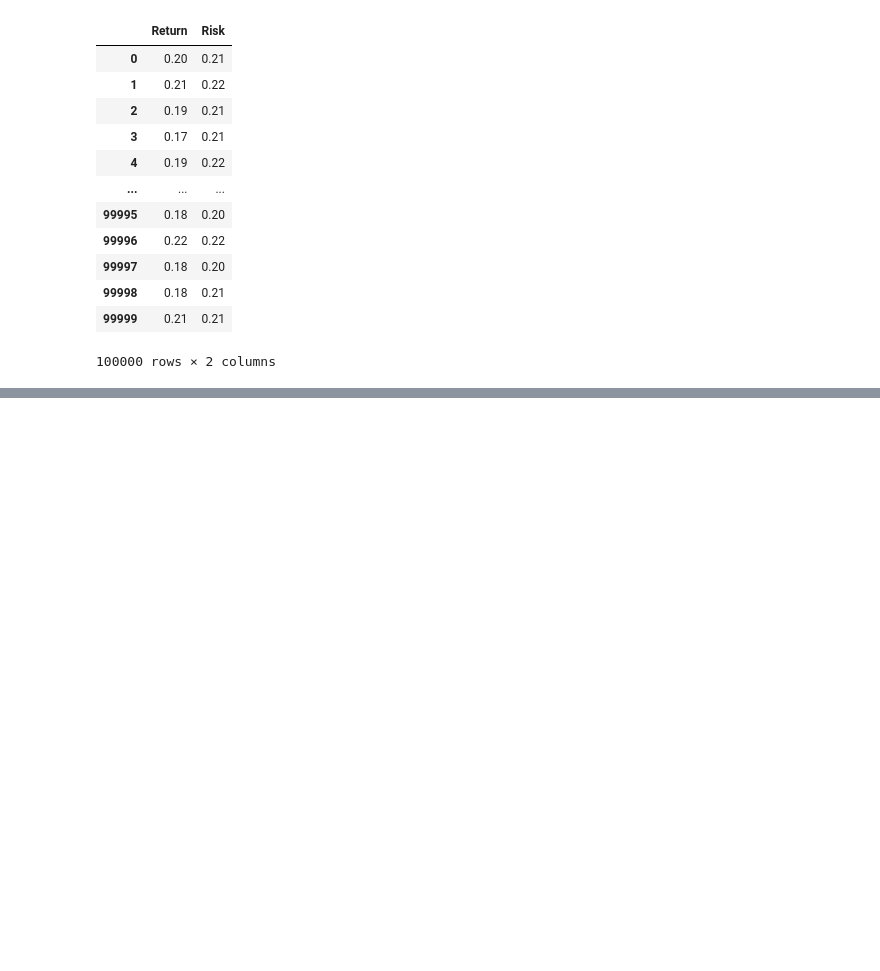
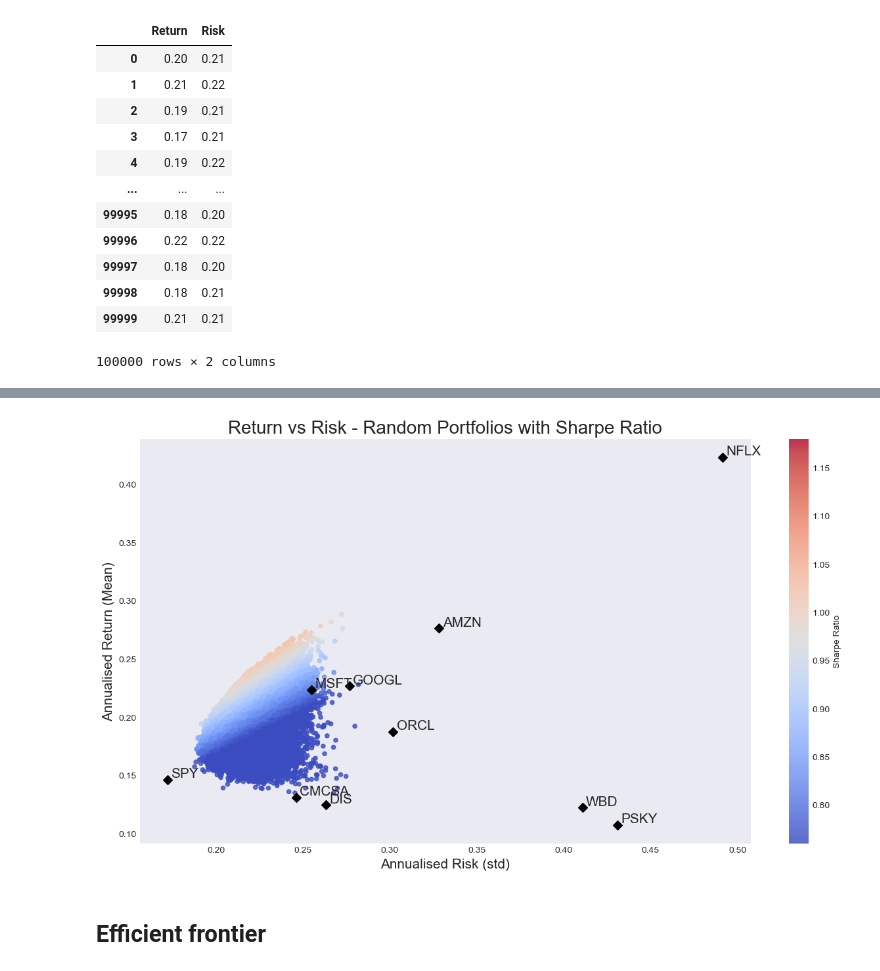
Before and after one commit to epifeni/BusinessFinanceAi, a Jupyter notebook: Finance_PSKY/NB_PSKY_PortfolioAnalysis.ipynb, the cells around one changed output, grey strips where cells are left out. Cells and saved outputs as stored; diff of their text form; code cells hidden in the pictures; blank space fills up the shorter version.

```diff
--- a/Finance_PSKY/NB_PSKY_PortfolioAnalysis.ipynb
+++ b/Finance_PSKY/NB_PSKY_PortfolioAnalysis.ipynb
@@ -505,0 +514,3 @@ plt.show()
+# %%
+risk_free_return = 0.017
+risk_free_risk = 0.0
@@ -505,0 +547,4 @@ plt.show()
+# %%
+# Shapre Ratio Calculation for summary
+summary['Sharpe'] = (summary['Return'] - risk_free_return) / summary['Risk']
+summary
@@ -505,0 +563,4 @@ plt.show()
+# %%
+# Shapre Ratio Calculation for port_summary
+port_summary['Sharpe'] = (port_summary['Return'] - risk_free_return) / port_summary['Risk']
+port_summary
@@ -505,0 +606,18 @@ plt.show()
+# %%
+plt.figure(figsize=(15,8))
+plt.scatter(port_summary.loc[:, 'Risk'], port_summary.loc[:, 'Return'], s = 20,
+            c = port_summary['Sharpe'], cmap='coolwarm', vmin=0.76, vmax=1.18, alpha=0.8)
+plt.colorbar(label='Sharpe Ratio')
+plt.scatter(summary.loc[:, 'Risk'], summary.loc[:, 'Return'], c='black', s=50, marker='D')
+
+for i in summary.index:
+    plt.annotate(text=i, xy=(summary.loc[i,'Risk']+0.002, summary.loc[i,'Return']+0.002), size=15)
+
+plt.xlabel('Annualised Risk (std)', fontsize=15)
+plt.ylabel('Annualised Return (Mean)', fontsize=15)
+plt.title('Return vs Risk - Random Portfolios with Sharpe Ratio', fontsize=20)
+plt.show()
+# %% [output]
+[figure, added]
+# %% [markdown]
+## Efficient frontier
```
Also changed, not shown: parts of 49 cells of this notebook.
